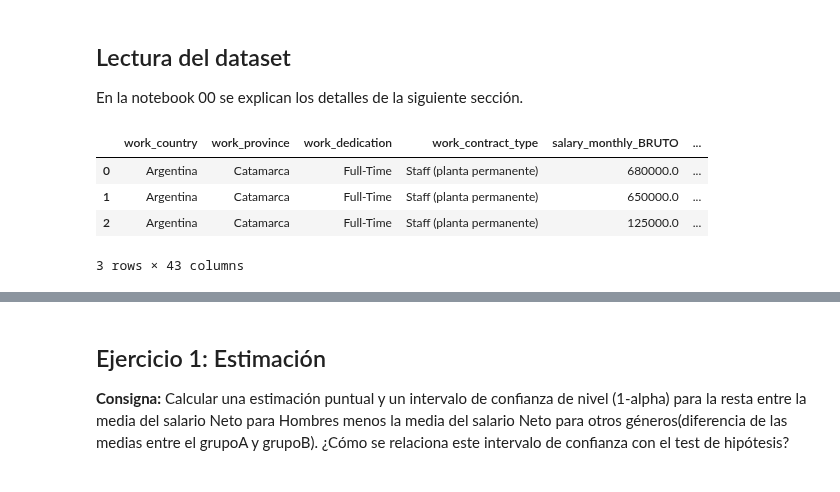
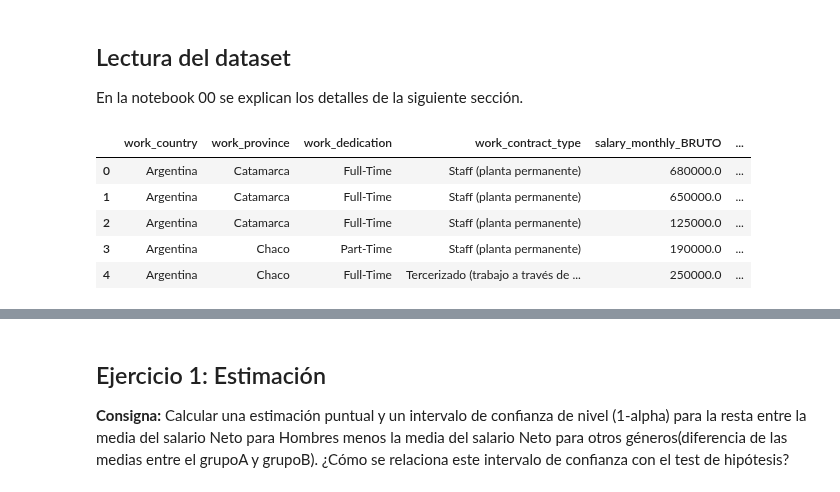
Before and after one commit to josezerda/DiploDatos2024, a Jupyter notebook: 01_AnalisisVisualizacion/Entregable - Parte 2.ipynb, the cells around one changed output, grey strips where cells are left out. Drawn from its saved outputs; the diff is of its cells as text; code cells hidden in the pictures.

```diff
--- a/01_AnalisisVisualizacion/Entregable - Parte 2.ipynb
+++ b/01_AnalisisVisualizacion/Entregable - Parte 2.ipynb
@@ -22,15 +23,17 @@ import seaborn
 En la notebook 00 se explican los detalles de la siguiente sección.
 # %%
 url ='https://raw.githubusercontent.com/DiploDatos/AnalisisyVisualizacion/master/sysarmy_survey_2023_processed.csv'
+pd.options.display.max_columns=None
 df = pd.read_csv(url)
 # %%
-df[:3]
+df.head()
 # %% [output]
 |  | work_country | work_province | work_dedication | work_contract_type | salary_monthly_BRUTO | ... |
 | 0 | Argentina | Catamarca | Full-Time | Staff (planta permanente) | 680000.0 | ... |
 | 1 | Argentina | Catamarca | Full-Time | Staff (planta permanente) | 650000.0 | ... |
 | 2 | Argentina | Catamarca | Full-Time | Staff (planta permanente) | 125000.0 | ... |
+| 3 | Argentina | Chaco | Part-Time | Staff (planta permanente) | 190000.0 | ... |
+| 4 | Argentina | Chaco | Full-Time | Tercerizado (trabajo a través de ... | 250000.0 | ... |
-3 rows × 43 columns
 # %%
 df.profile_gender.unique()
 # %% [output]
```
Also changed, not shown: parts of 44 cells of this notebook.
